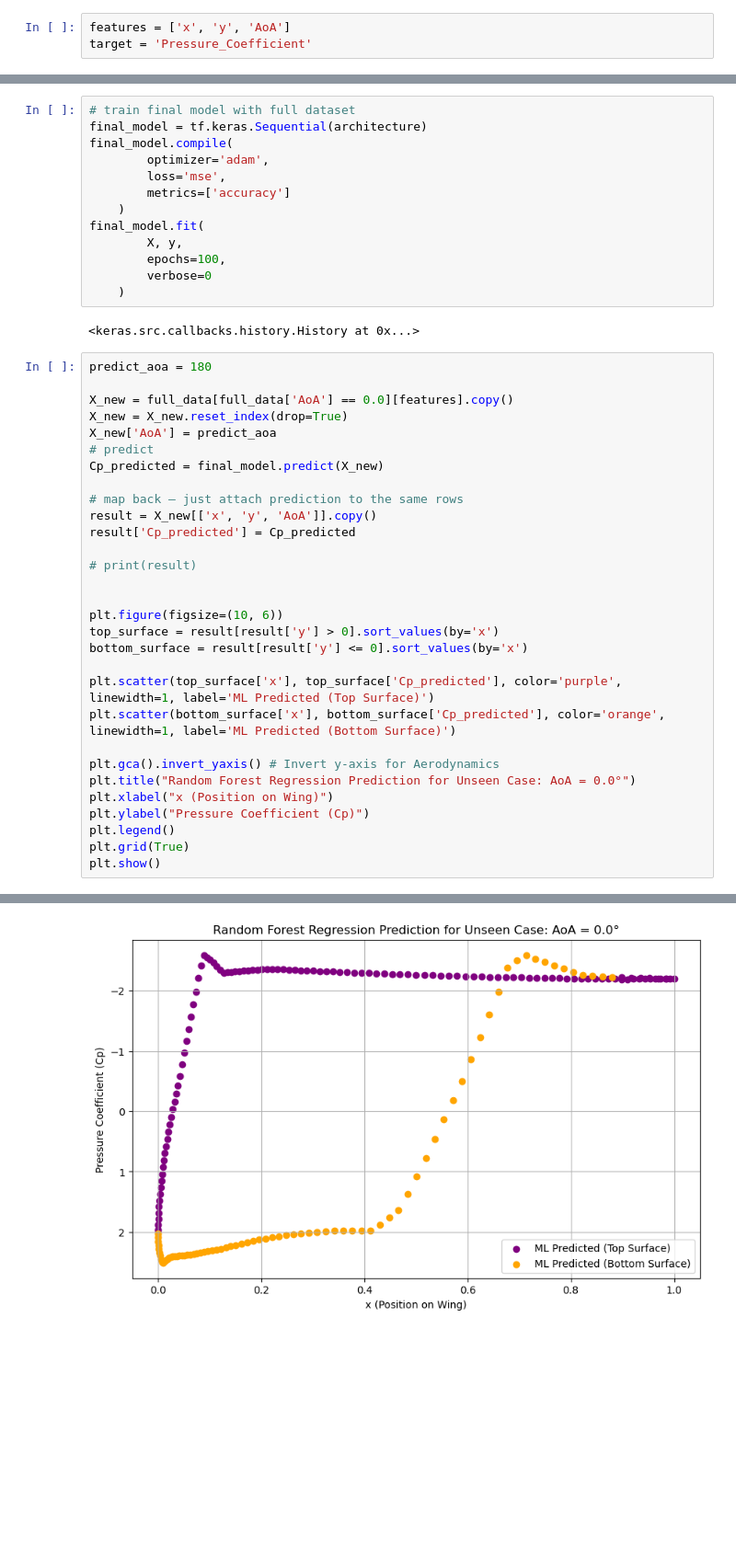
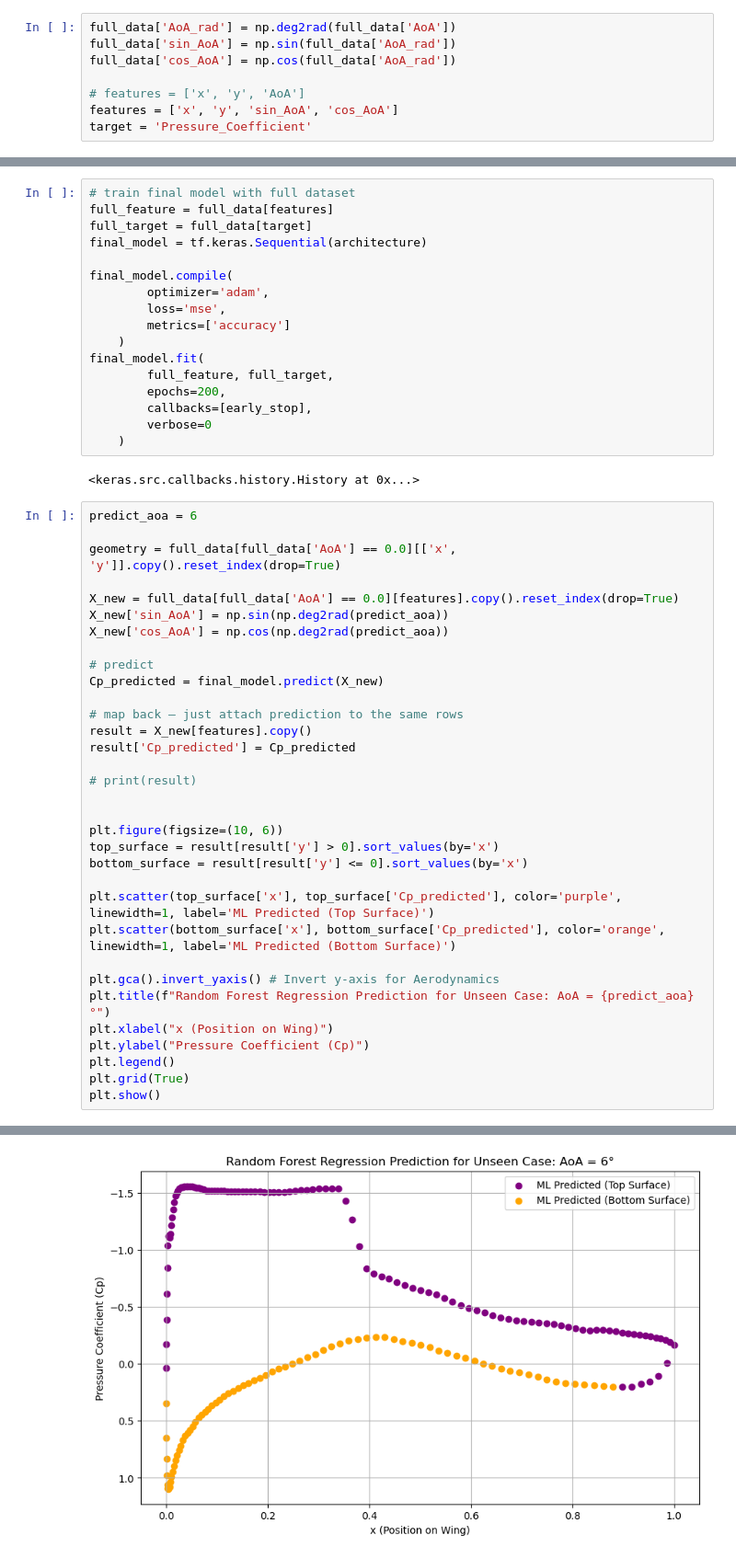
Before and after one commit to ItsKong/CFD-Machine-learning, a Jupyter notebook: Rae2822-Model.ipynb, the cells around one changed output, grey strips where cells are left out. Shown at 92% size. Drawn from its saved outputs; the diff is of its cells as text; blank space fills up the shorter version.

Commit message:
add early stop, trig function to AoA

```diff
--- a/Rae2822-Model.ipynb
+++ b/Rae2822-Model.ipynb
@@ -73,7 +81,12 @@ print("TensorFlow version:", tf.__version__)
 # %% [output]
 TensorFlow version: 2.20.0
 # %%
-features = ['x', 'y', 'AoA']
+full_data['AoA_rad'] = np.deg2rad(full_data['AoA'])
+full_data['sin_AoA'] = np.sin(full_data['AoA_rad'])
+full_data['cos_AoA'] = np.cos(full_data['AoA_rad'])
+
+# features = ['x', 'y', 'AoA']
+features = ['x', 'y', 'sin_AoA', 'cos_AoA']
 target = 'Pressure_Coefficient'
 # %%
 logo = LeaveOneGroupOut()
@@ -136,48 +190,55 @@ Mean MSE: 0.0004
 # %%
 # train final model with full dataset
+full_feature = full_data[features]
+full_target = full_data[target]
 final_model = tf.keras.Sequential(architecture)
+
 final_model.compile(
         optimizer='adam',
         loss='mse',
         metrics=['accuracy']
     )
 final_model.fit(
-        X, y,
-        epochs=100,
+        full_feature, full_target,
+        epochs=200,
+        callbacks=[early_stop],
         verbose=0
     )
 # %% [output]
 <keras.src.callbacks.history.History at 0x...>
 # %%
-predict_aoa = 180
+predict_aoa = 6
 
-X_new = full_data[full_data['AoA'] == 0.0][features].copy()
-X_new = X_new.reset_index(drop=True)
-X_new['AoA'] = predict_aoa
+geometry = full_data[full_data['AoA'] == 0.0][['x', 'y']].copy().reset_index(drop=True)
+
+X_new = full_data[full_data['AoA'] == 0.0][features].copy().reset_index(drop=True)
+X_new['sin_AoA'] = np.sin(np.deg2rad(predict_aoa))
+X_new['cos_AoA'] = np.cos(np.deg2rad(predict_aoa))
+
 # predict
 Cp_predicted = final_model.predict(X_new)
 
 # map back — just attach prediction to the same rows
-result = X_new[['x', 'y', 'AoA']].copy()
+result = X_new[features].copy()
 result['Cp_predicted'] = Cp_predicted
 
 # print(result)
 
 
 plt.figure(figsize=(10, 6))
 top_surface = result[result['y'] > 0].sort_values(by='x')
 bottom_surface = result[result['y'] <= 0].sort_values(by='x')
 
 plt.scatter(top_surface['x'], top_surface['Cp_predicted'], color='purple', linewidth=1, label='ML Predicted (Top Surface)')
 plt.scatter(bottom_surface['x'], bottom_surface['Cp_predicted'], color='orange', linewidth=1, label='ML Predicted (Bottom Surface)')
 
 plt.gca().invert_yaxis() # Invert y-axis for Aerodynamics
-plt.title("Random Forest Regression Prediction for Unseen Case: AoA = 0.0°")
+plt.title(f"Random Forest Regression Prediction for Unseen Case: AoA = {predict_aoa}°")
 plt.xlabel("x (Position on Wing)")
 plt.ylabel("Pressure Coefficient (Cp)")
 plt.legend()
 plt.grid(True)
 plt.show()
 # %% [output]
 6/6 ━━━━━━━━━━━━━━━━━━━━ 0s 3ms/step
-[figure, old version]
+[figure, new version]
```
Also changed, not shown: parts of 5 cells of this notebook, 2 other files.
